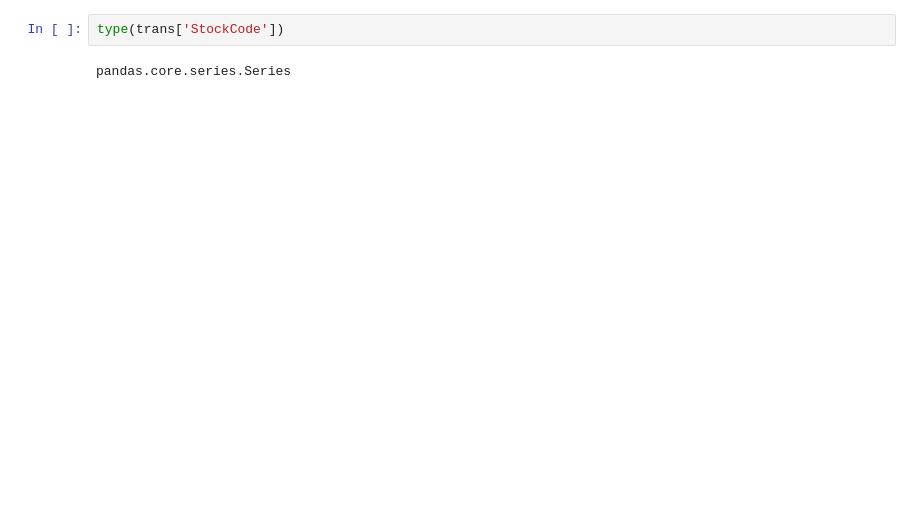
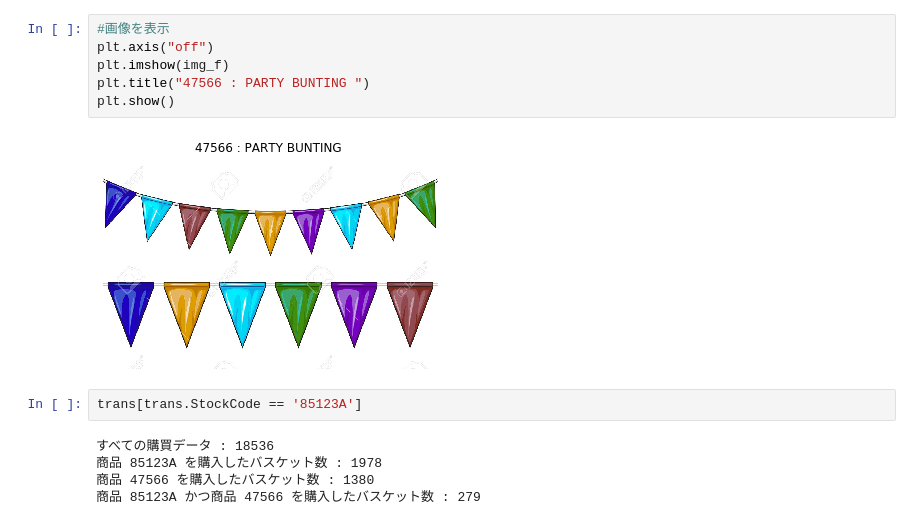
Before and after one commit to tsuchida5030/techgym_ai, a Jupyter notebook: Chapter_1/AI_running_1.ipynb, the cells around one changed output. Cells and saved outputs as stored; diff of their text form; blank space fills up the shorter version.

```diff
--- a/Chapter_1/AI_running_1.ipynb
+++ b/Chapter_1/AI_running_1.ipynb
@@ -75,4 +25,15 @@ print('商品 85123A かつ商品 47566 を購入したバスケット数 : {}'.
+# %%
+#画像を表示
+plt.axis("off")
+plt.imshow(img_f)
+plt.title("47566 : PARTY BUNTING ")
+plt.show()
+# %% [output]
+[figure, added]
 # %%
-type(trans['StockCode'])
+trans[trans.StockCode == '85123A']
 # %% [output]
-pandas.core.series.Series
+すべての購買データ : 18536
+商品 85123A を購入したバスケット数 : 1978
+商品 47566 を購入したバスケット数 : 1380
+商品 85123A かつ商品 47566 を購入したバスケット数 : 279
```
Also changed, not shown: parts of 5 cells of this notebook, 5 other files.
